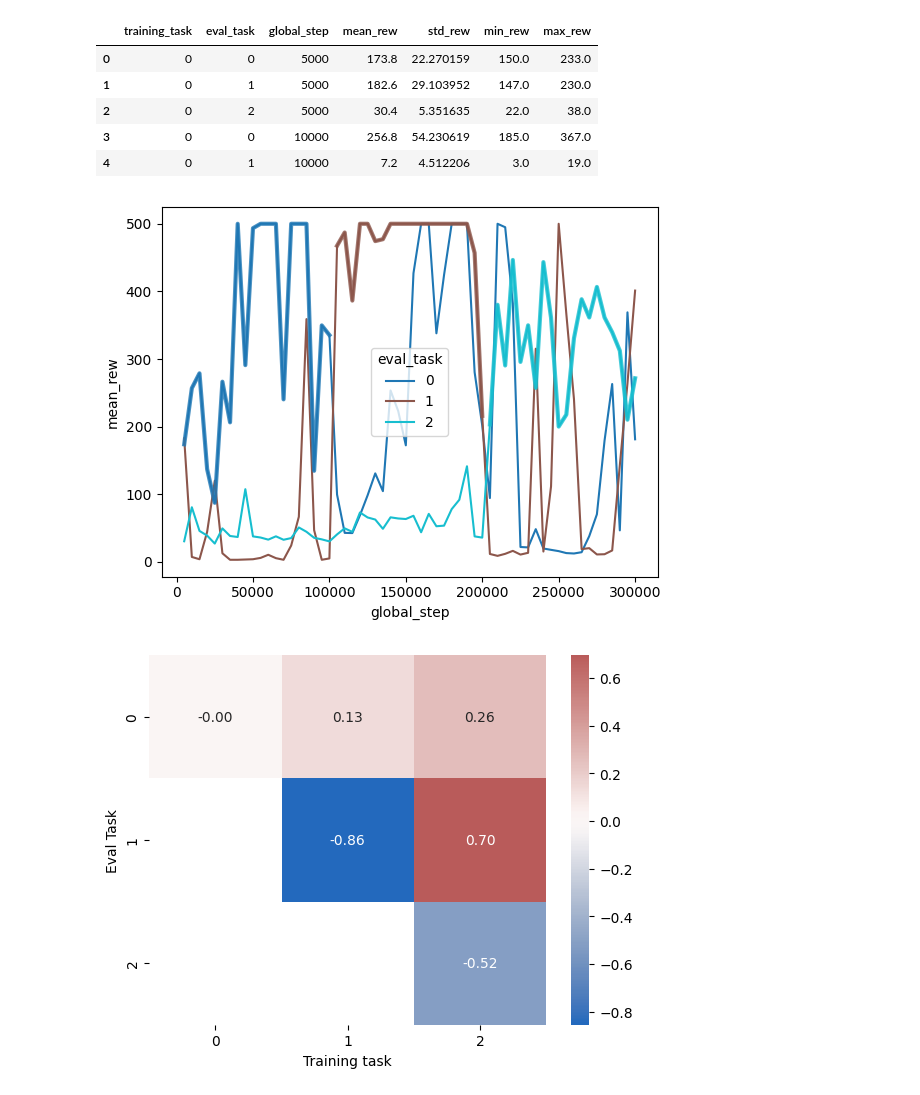
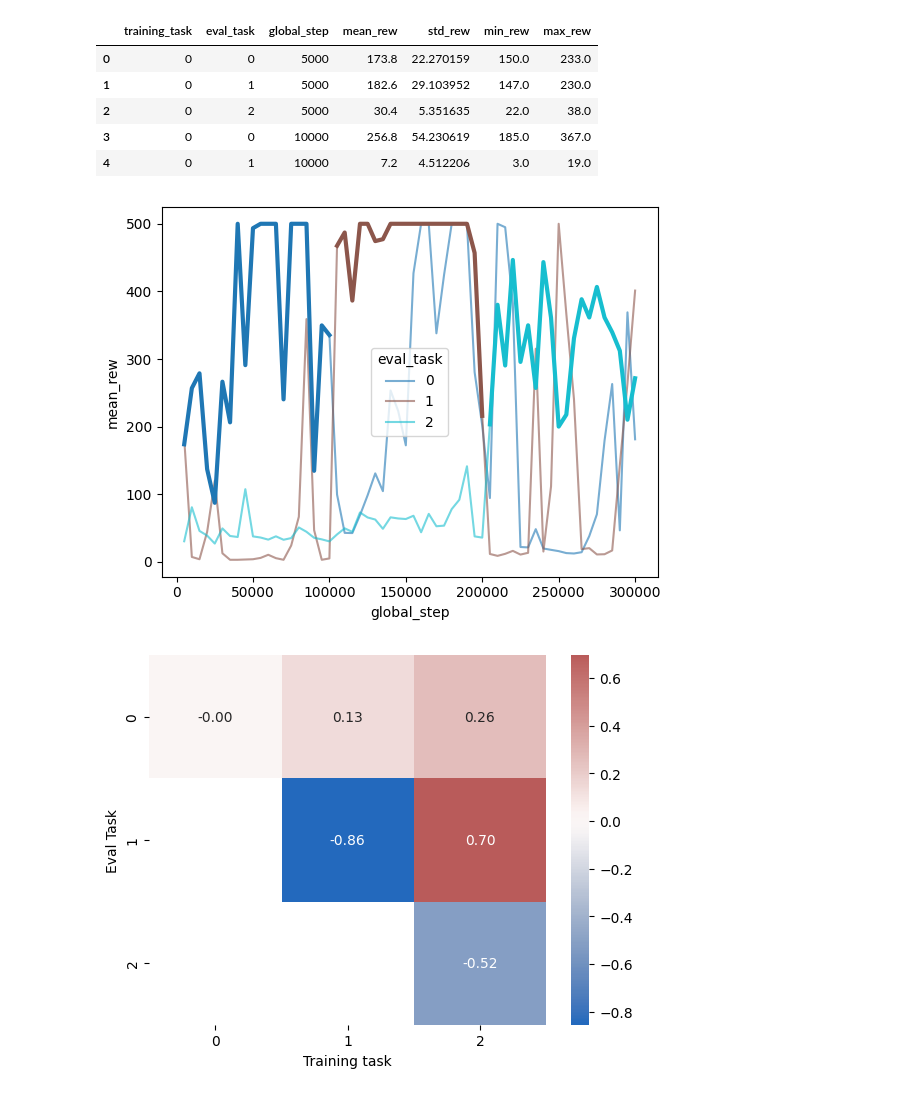
Before and after one commit to gdubbs100/tianshou_ewc, a Jupyter notebook: scratch.ipynb, the cells around one changed output. Saved outputs shown, nothing was run; the diff lists cells and outputs as text; code cells hidden in the pictures.

```diff
--- a/scratch.ipynb
+++ b/scratch.ipynb
@@ -45,35 +45,35 @@ results['is_current_task'] = 1*(results.training_task==results.eval_task)
 sns.lineplot(
     data=results.reset_index(),
     x='global_step',
     y='mean_rew',
     hue='eval_task',
+    alpha=.6,
     palette=task_color_map
 )
 sns.lineplot(
     data=results.query('is_current_task==1'),
     x='global_step',
     y='mean_rew',
     hue='eval_task',
     palette=task_color_map,
     linewidth=3,
-    alpha=.8,
     legend=False
 )
 
 # for task in results['eval_task'].unique():
 #     subset = results[results['eval_task'] == task].sort_values("global_step")
 #     plt.fill_between(
 #         subset['global_step'],
 #         subset['min_rew'],
 #         subset['max_rew'],
 #         color=task_color_map[task],
 #         alpha=0.2,
 #         linewidth=0
 #     )
 
 plt.show();
 # %% [output]
-[figure, old version]
+[figure, new version]
 # %%
 df=(
     results
```
Also changed, not shown: parts of 18 cells of this notebook, 4 other files.
